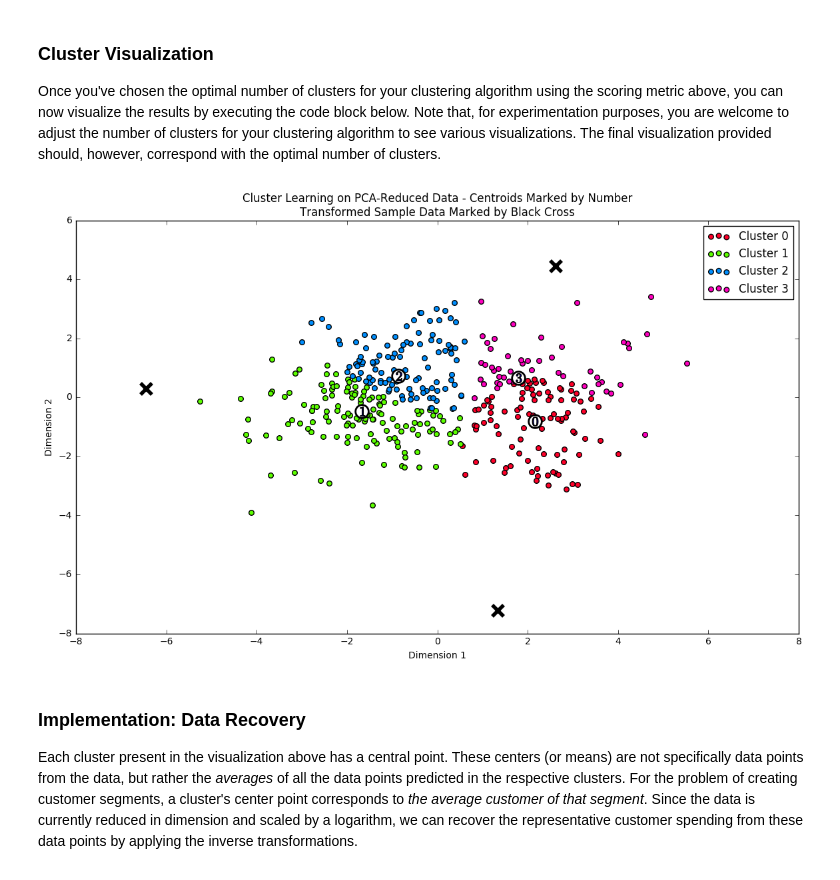
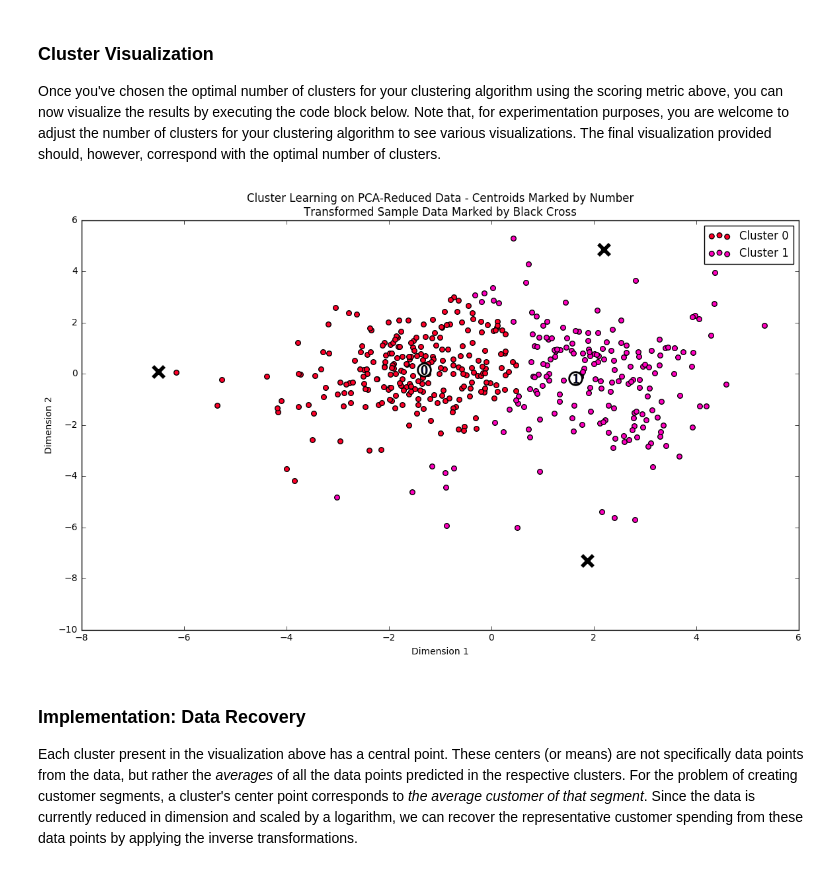
Before and after one commit to FlyingRR/p3, a Jupyter notebook: customer_segments.ipynb, the cells around one changed output. Cells and saved outputs as stored; diff of their text form; code cells hidden in the pictures.

```diff
--- a/customer_segments.ipynb
+++ b/customer_segments.ipynb
@@ -199,7 +210,8 @@ In the code block below, you will need to implement the following:
 **NOTE:** If you choose to remove any outliers, ensure that the sample data does not contain any of these points!
 Once you have performed this implementation, the dataset will be stored in the variable `good_data`.
 # %%
-outliers  = []
+# Create an array of all outliers
+all_outliers = np.array([], dtype='int64')
 
 # For each feature find the data points with extreme high or low values
 for feature in log_data.keys():
@@ -214,22 +226,22 @@ for feature in log_data.keys():
     step = 1.5* (Q3 - Q1)
 
     # Display the outliers
-    ol_f = log_data[~((log_data[feature] >= Q1 - step) & (log_data[feature] <= Q3 + step))]
     print "Data points considered outliers for the feature '{}':".format(feature)
-    display(ol_f)
+    outlier_points = log_data[~((log_data[feature] >= Q1 - step) & (log_data[feature] <= Q3 + step))]
+    display(outlier_points)
 
-    #print 'type of ol_f index: ', ol_f.index.get_values().tolist()
-    for i in ol_f.index.get_values().tolist():
-        outliers.append(i)
-    #print outliers
+    all_outliers = np.append(all_outliers, outlier_points.index.values.astype('int64'))
 
 # OPTIONAL: Select the indices for data points you wish to remove
-outliers.sort()
-print 'outliers index before merge: ', outliers
-outliers = list(set(outliers))
-outliers.sort()
-print 'outliers index after merge: ', outliers
+outliers  = []
 
+# Count the unique elements in the all_outliers array
+all_outlier, indices = np.unique(all_outliers, return_inverse=True)
+counts = np.bincount(indices)
+
+# Obtain outliers using the counts
+outliers = all_outlier[counts>1]
+print 'outliers: ',outliers
 # Remove the outliers, if any were specified
 good_data = log_data.drop(log_data.index[outliers]).reset_index(drop = True)
 # %% [output]
@@ -539,21 +533,21 @@ From the bolck above, I tried culsters from 2 to 20. The number of 2 clusters ha
 ### Cluster Visualization
 Once you've chosen the optimal number of clusters for your clustering algorithm using the scoring metric above, you can now visualize the results by executing the code block below. Note that, for experimentation purposes, you are welcome to adjust the number of clusters for your clustering algorithm to see various visualizations. The final visualization provided should, however, correspond with the optimal number of clusters.
 # %%
-clusterer = GMM(n_components=4, random_state=42)
+clusterer = GMM(n_components=2, random_state=42)
 clusterer.fit(reduced_data)
 # TODO: Predict the cluster for each data point
 preds = clusterer.predict(reduced_data)
 # TODO: Find the cluster centers
 centers = clusterer.means_
 # TODO: Predict the cluster for each transformed sample data point
 sample_preds = clusterer.predict(pca_samples)
 # TODO: Calculate the mean silhouette coefficient for the number of clusters chosen
 score = silhouette_score(reduced_data, preds, random_state=42)
 
 # Display the results of the clustering from implementation
 vs.cluster_results(reduced_data, preds, centers, pca_samples)
 # %% [output]
-[figure, old version]
+[figure, new version]
 # %% [markdown]
 ### Implementation: Data Recovery
 Each cluster present in the visualization above has a central point. These centers (or means) are not specifically data points from the data, but rather the *averages* of all the data points predicted in the respective clusters. For the problem of creating customer segments, a cluster's center point corresponds to *the average customer of that segment*. Since the data is currently reduced in dimension and scaled by a logarithm, we can recover the representative customer spending from these data points by applying the inverse transformations.
```
Also changed, not shown: parts of 19 cells of this notebook, 1 other file.
